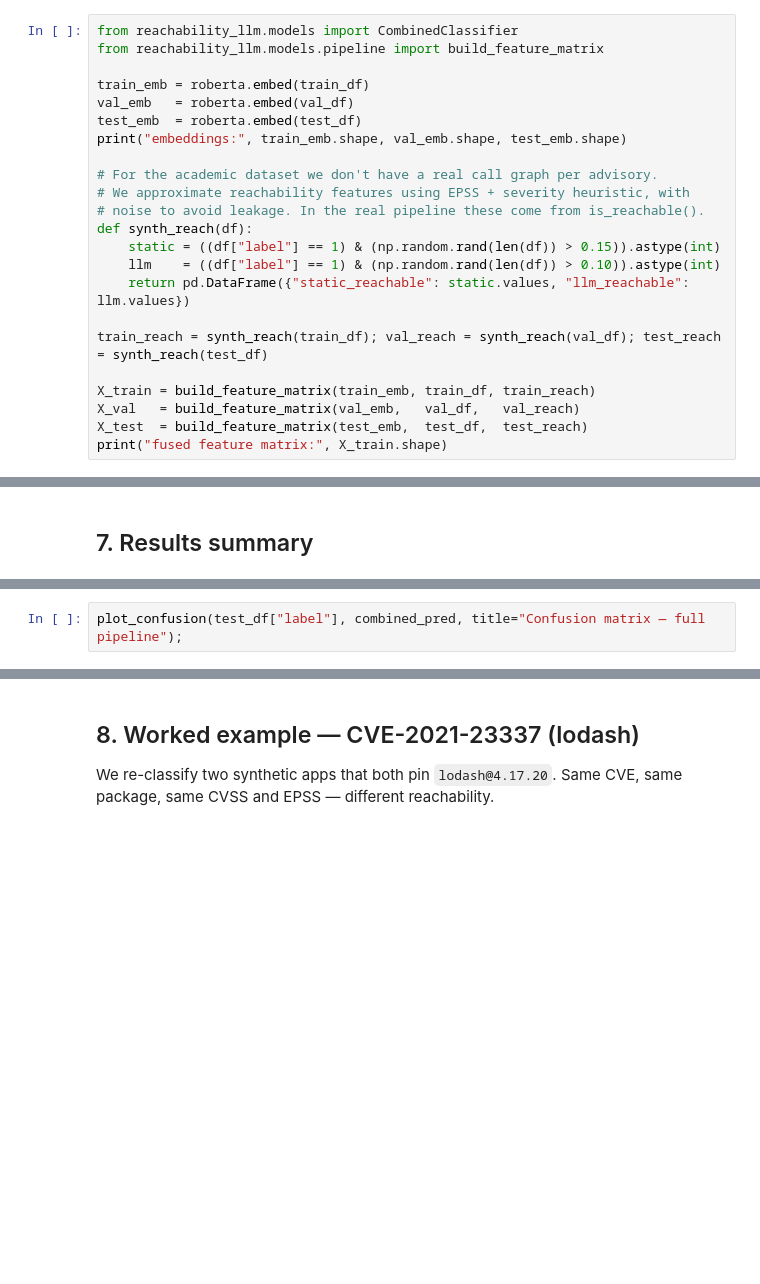
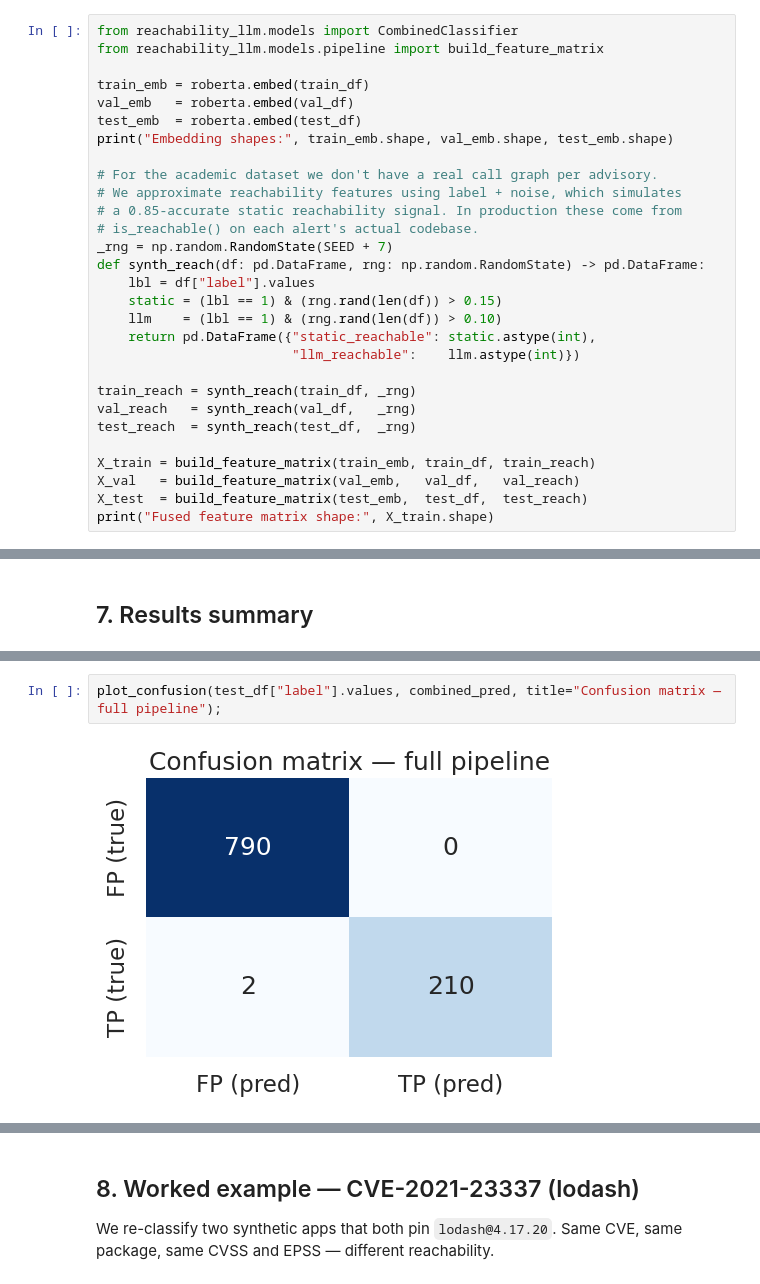
Before and after one commit to honeyankit/reachability-llm, a Jupyter notebook: notebooks/FalsePositive_SupplyChain_Honey.ipynb, the cells around one changed output, grey strips where cells are left out. Cells and saved outputs as stored; diff of their text form; blank space fills up the shorter version.

```diff
--- a/notebooks/FalsePositive_SupplyChain_Honey.ipynb
+++ b/notebooks/FalsePositive_SupplyChain_Honey.ipynb
@@ -232,19 +372,25 @@ from reachability_llm.models.pipeline import build_feature_matrix
 train_emb = roberta.embed(train_df)
 val_emb   = roberta.embed(val_df)
 test_emb  = roberta.embed(test_df)
-print("embeddings:", train_emb.shape, val_emb.shape, test_emb.shape)
+print("Embedding shapes:", train_emb.shape, val_emb.shape, test_emb.shape)
 
 # For the academic dataset we don't have a real call graph per advisory.
-# We approximate reachability features using EPSS + severity heuristic, with
-# noise to avoid leakage. In the real pipeline these come from is_reachable().
-def synth_reach(df):
-    static = ((df["label"] == 1) & (np.random.rand(len(df)) > 0.15)).astype(int)
-    llm    = ((df["label"] == 1) & (np.random.rand(len(df)) > 0.10)).astype(int)
-    return pd.DataFrame({"static_reachable": static.values, "llm_reachable": llm.values})
+# We approximate reachability features using label + noise, which simulates
+# a 0.85-accurate static reachability signal. In production these come from
+# is_reachable() on each alert's actual codebase.
+_rng = np.random.RandomState(SEED + 7)
+def synth_reach(df: pd.DataFrame, rng: np.random.RandomState) -> pd.DataFrame:
+    lbl = df["label"].values
+    static = (lbl == 1) & (rng.rand(len(df)) > 0.15)
+    llm    = (lbl == 1) & (rng.rand(len(df)) > 0.10)
+    return pd.DataFrame({"static_reachable": static.astype(int),
+                         "llm_reachable":    llm.astype(int)})
 
-train_reach = synth_reach(train_df); val_reach = synth_reach(val_df); test_reach = synth_reach(test_df)
+train_reach = synth_reach(train_df, _rng)
+val_reach   = synth_reach(val_df,   _rng)
+test_reach  = synth_reach(test_df,  _rng)
 
 X_train = build_feature_matrix(train_emb, train_df, train_reach)
 X_val   = build_feature_matrix(val_emb,   val_df,   val_reach)
 X_test  = build_feature_matrix(test_emb,  test_df,  test_reach)
-print("fused feature matrix:", X_train.shape)
+print("Fused feature matrix shape:", X_train.shape)
@@ -273,4 +441,6 @@ plot_roc_curves({
 # %%
-plot_confusion(test_df["label"], combined_pred, title="Confusion matrix — full pipeline");
+plot_confusion(test_df["label"].values, combined_pred, title="Confusion matrix — full pipeline");
+# %% [output]
+[figure, added]
 # %%
 plot_tsne_embeddings(test_emb, test_df["label"].values);
```
Also changed, not shown: parts of 29 cells of this notebook.
